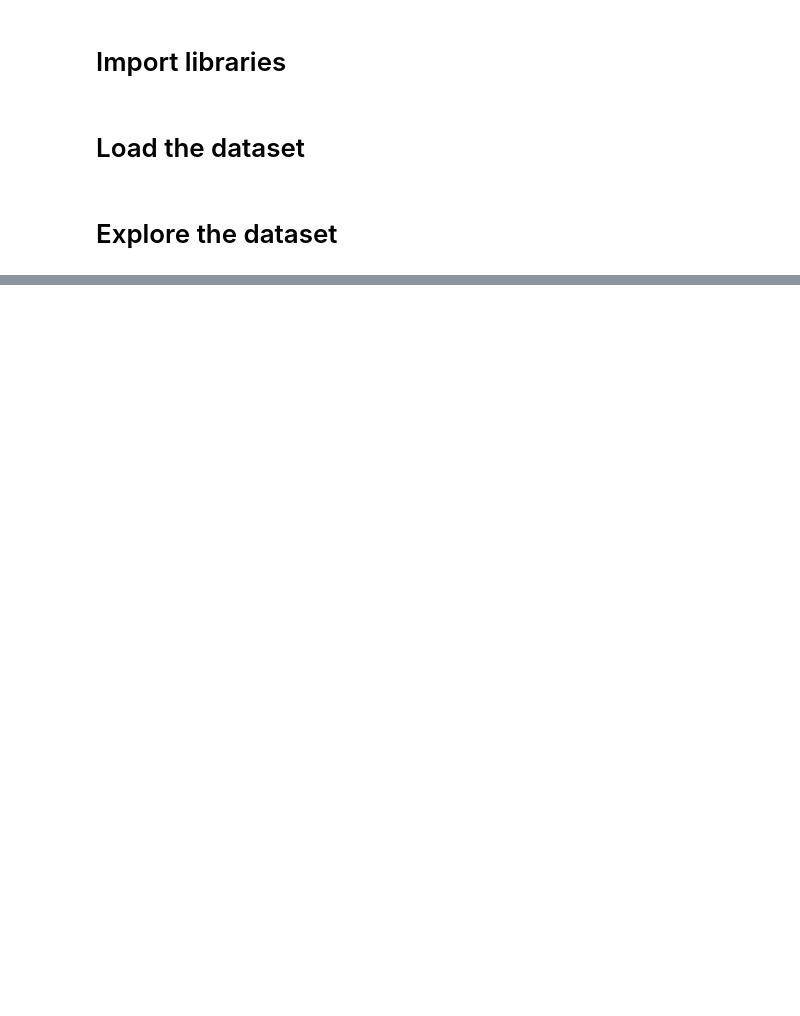
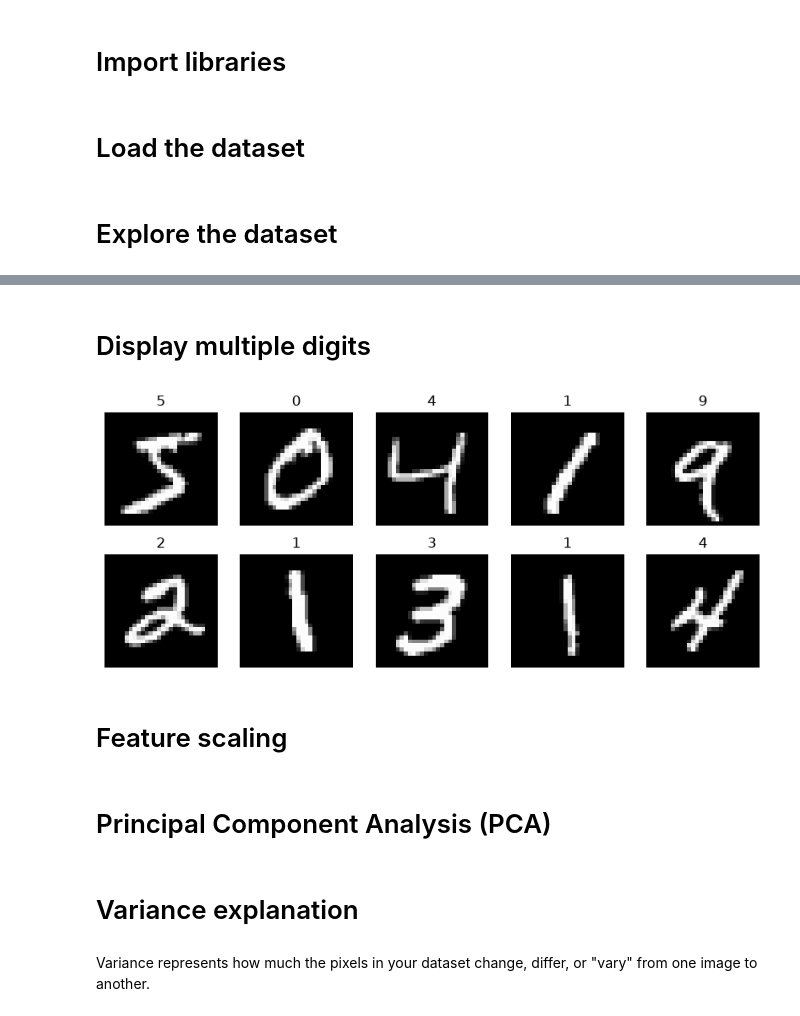
Before and after one commit to shy942/ML-exploration, a Jupyter notebook: notebooks/06_Dimensionality_Reduction.ipynb, the cells around one changed output, grey strips where cells are left out. Saved outputs shown, nothing was run; the diff lists cells and outputs as text; code cells hidden in the pictures; blank space fills up the shorter version.

```diff
--- a/notebooks/06_Dimensionality_Reduction.ipynb
+++ b/notebooks/06_Dimensionality_Reduction.ipynb
@@ -40,0 +63,13 @@ y.shape
+# %% [markdown]
+# Display multiple digits
+# %%
+# Display multiple digits
+fig, axes = plt.subplots(2,5,figsize=(10,4))
+for i, ax in enumerate(axes.flat):
+    ax.imshow(X[i].reshape(28,28), cmap="gray")
+    ax.set_title(y[i])
+    ax.axis("off")
+# %% [output]
+[figure, added]
+# %% [markdown]
+# Feature scaling
@@ -40,0 +79,2 @@ y.shape
+# %% [markdown]
+# Principal Component Analysis (PCA)
@@ -40,0 +84,4 @@ y.shape
+# %% [markdown]
+# Variance explanation
+# %% [markdown]
+Variance represents how much the pixels in your dataset change, differ, or "vary" from one image to another.
```
Also changed, not shown: parts of 14 cells of this notebook, 1 other file.
